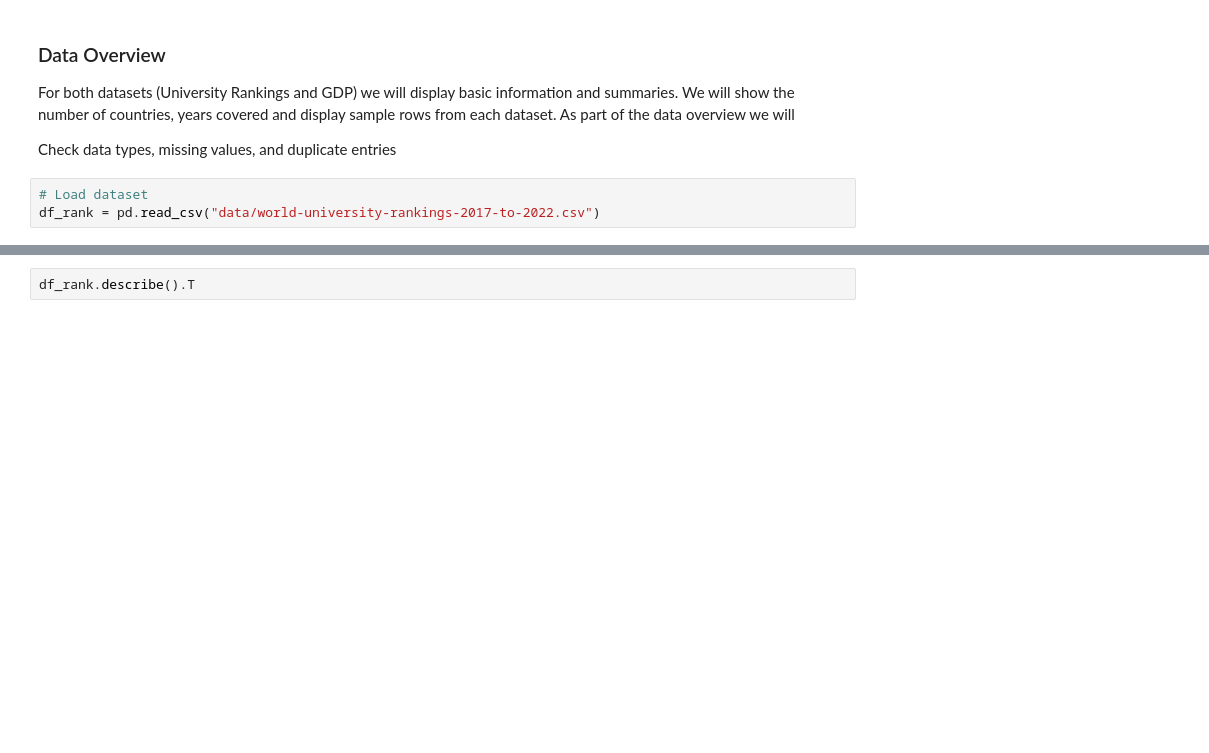
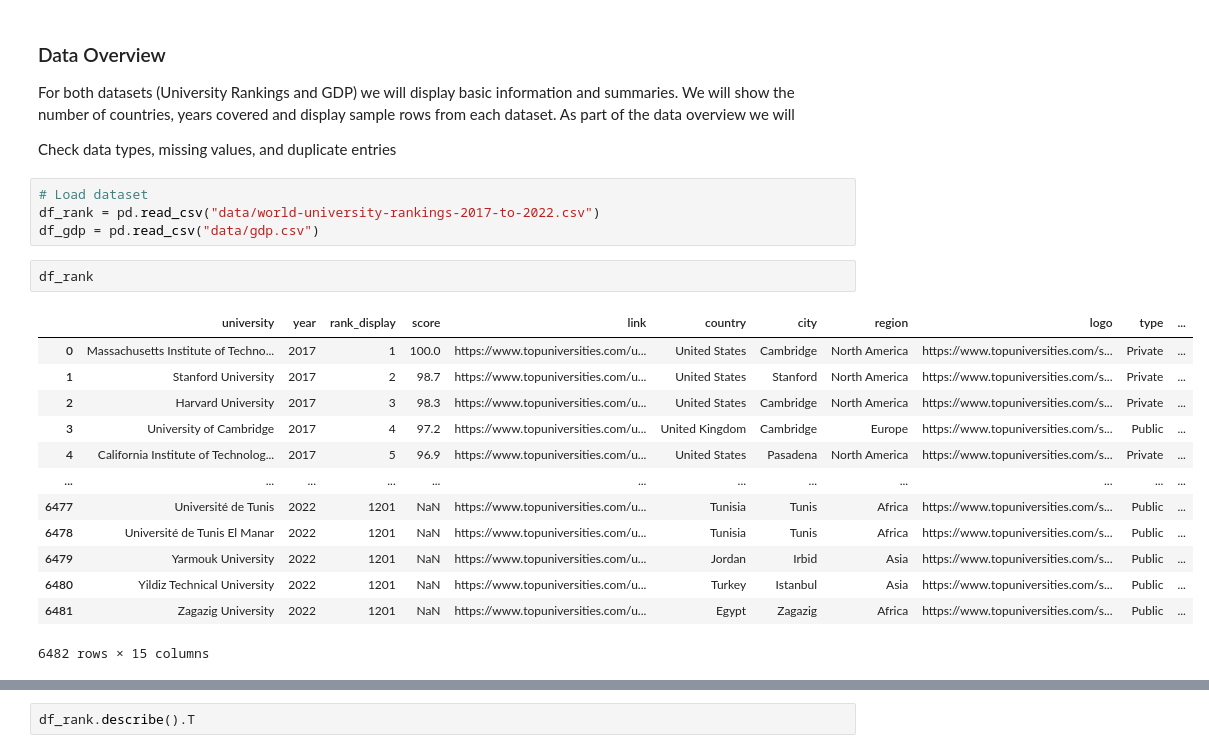
Before and after one commit to i11g/Data-Science-Project, a Jupyter notebook: Data.ipynb, the cells around one changed output, grey strips where cells are left out. Drawn from its saved outputs; the diff is of its cells as text; blank space fills up the shorter version.

```diff
--- a/Data.ipynb
+++ b/Data.ipynb
@@ -261,3 +263,20 @@ Check data types, missing values, and duplicate entries
 # %%
 # Load dataset
 df_rank = pd.read_csv("data/world-university-rankings-2017-to-2022.csv")
+df_gdp = pd.read_csv("data/gdp.csv")
+# %%
+df_rank
+# %% [output]
+|  | university | year | rank_display | score | link | country | city | region | logo | type | ... |
+| 0 | Massachusetts Institute of Techno... | 2017 | 1 | 100.0 | https://www.topuniversities.com/u... | United States | Cambridge | North America | https://www.topuniversities.com/s... | Private | ... |
+| 1 | Stanford University | 2017 | 2 | 98.7 | https://www.topuniversities.com/u... | United States | Stanford | North America | https://www.topuniversities.com/s... | Private | ... |
+| 2 | Harvard University | 2017 | 3 | 98.3 | https://www.topuniversities.com/u... | United States | Cambridge | North America | https://www.topuniversities.com/s... | Private | ... |
+| 3 | University of Cambridge | 2017 | 4 | 97.2 | https://www.topuniversities.com/u... | United Kingdom | Cambridge | Europe | https://www.topuniversities.com/s... | Public | ... |
+| 4 | California Institute of Technolog... | 2017 | 5 | 96.9 | https://www.topuniversities.com/u... | United States | Pasadena | North America | https://www.topuniversities.com/s... | Private | ... |
+| ... | ... | ... | ... | ... | ... | ... | ... | ... | ... | ... | ... |
+| 6477 | Université de Tunis | 2022 | 1201 | NaN | https://www.topuniversities.com/u... | Tunisia | Tunis | Africa | https://www.topuniversities.com/s... | Public | ... |
+| 6478 | Université de Tunis El Manar | 2022 | 1201 | NaN | https://www.topuniversities.com/u... | Tunisia | Tunis | Africa | https://www.topuniversities.com/s... | Public | ... |
+| 6479 | Yarmouk University | 2022 | 1201 | NaN | https://www.topuniversities.com/u... | Jordan | Irbid | Asia | https://www.topuniversities.com/s... | Public | ... |
+| 6480 | Yildiz Technical University | 2022 | 1201 | NaN | https://www.topuniversities.com/u... | Turkey | Istanbul | Asia | https://www.topuniversities.com/s... | Public | ... |
+| 6481 | Zagazig University | 2022 | 1201 | NaN | https://www.topuniversities.com/u... | Egypt | Zagazig | Africa | https://www.topuniversities.com/s... | Public | ... |
+6482 rows × 15 columns
```
Also changed, not shown: parts of 12 cells of this notebook, 1 other file.
